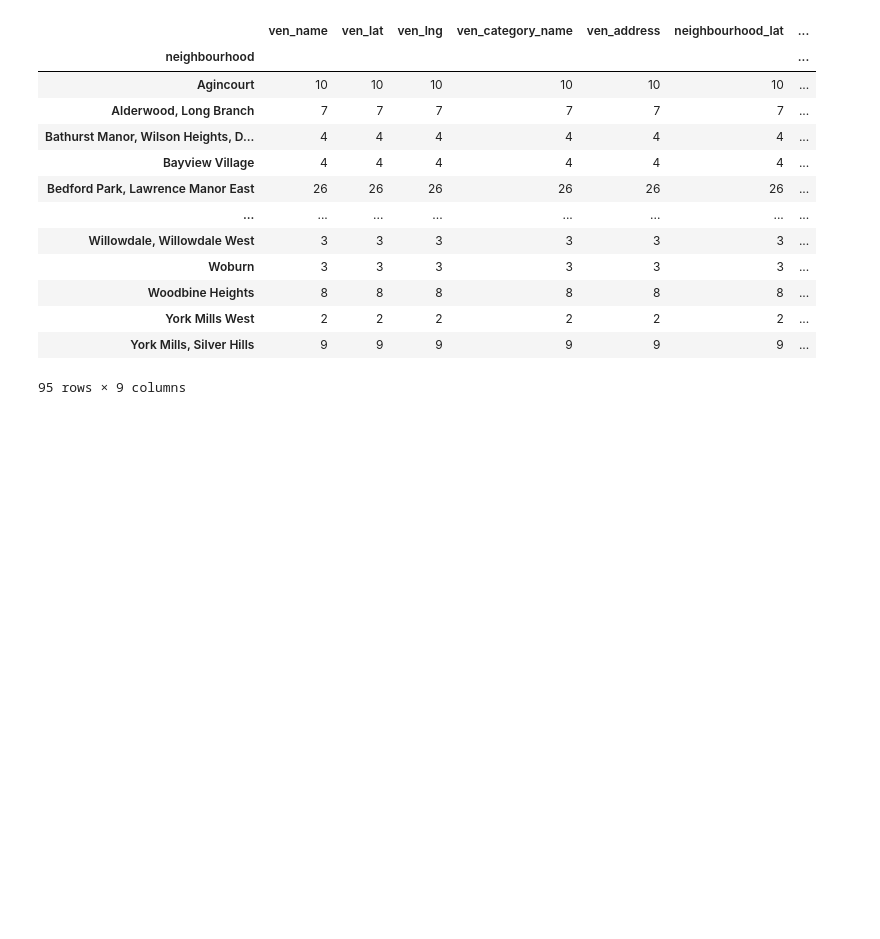
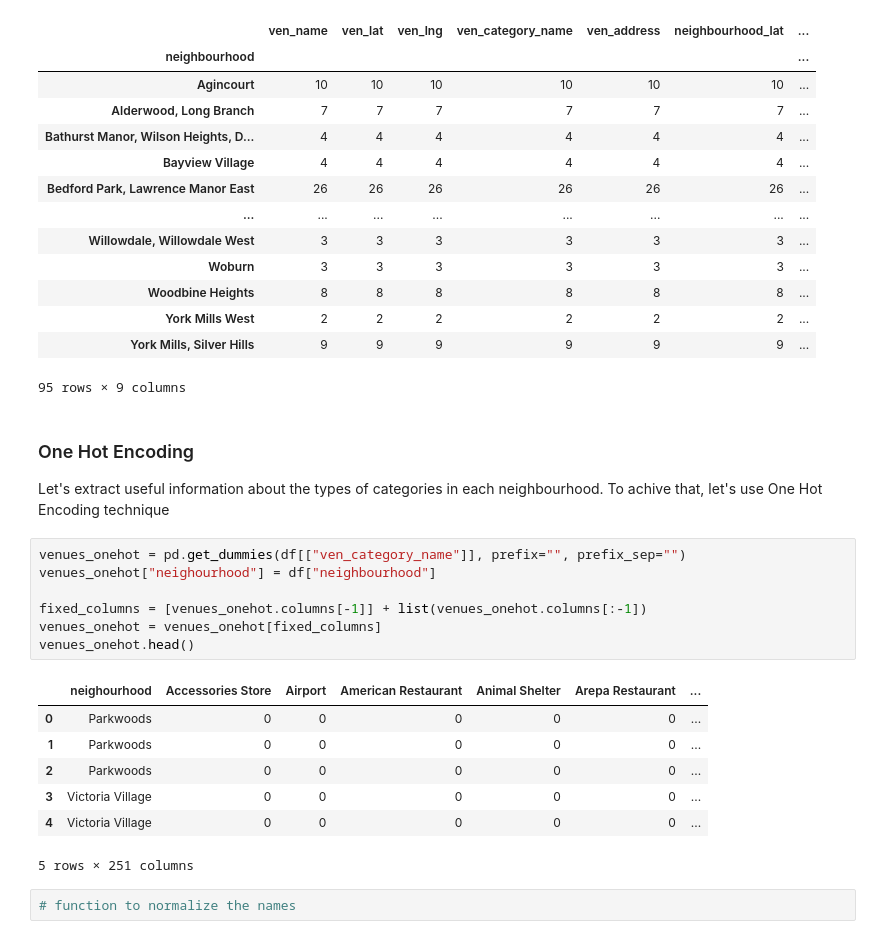
Before and after one commit to ftarantuviez/Toronto-Neighbourhood-Battle, a Jupyter notebook: project_toronto/EDA_notebooks/main.ipynb, the cells around one changed output. Drawn from its saved outputs; the diff is of its cells as text; blank space fills up the shorter version.

```diff
--- a/project_toronto/EDA_notebooks/main.ipynb
+++ b/project_toronto/EDA_notebooks/main.ipynb
@@ -161,3 +161,24 @@ df.groupby("neighbourhood").count()
 | York Mills West | 2 | 2 | 2 | 2 | 2 | 2 | ... |
 | York Mills, Silver Hills | 9 | 9 | 9 | 9 | 9 | 9 | ... |
 95 rows × 9 columns
+# %% [markdown]
+### One Hot Encoding
+
+Let's extract useful information about the types of categories in each neighbourhood. To achive that, let's use One Hot Encoding technique
+# %%
+venues_onehot = pd.get_dummies(df[["ven_category_name"]], prefix="", prefix_sep="")
+venues_onehot["neighourhood"] = df["neighbourhood"]
+
+fixed_columns = [venues_onehot.columns[-1]] + list(venues_onehot.columns[:-1])
+venues_onehot = venues_onehot[fixed_columns]
+venues_onehot.head()
+# %% [output]
+|  | neighourhood | Accessories Store | Airport | American Restaurant | Animal Shelter | Arepa Restaurant | ... |
+| 0 | Parkwoods | 0 | 0 | 0 | 0 | 0 | ... |
+| 1 | Parkwoods | 0 | 0 | 0 | 0 | 0 | ... |
+| 2 | Parkwoods | 0 | 0 | 0 | 0 | 0 | ... |
+| 3 | Victoria Village | 0 | 0 | 0 | 0 | 0 | ... |
+| 4 | Victoria Village | 0 | 0 | 0 | 0 | 0 | ... |
+5 rows × 251 columns
+# %%
+# function to normalize the names
```
